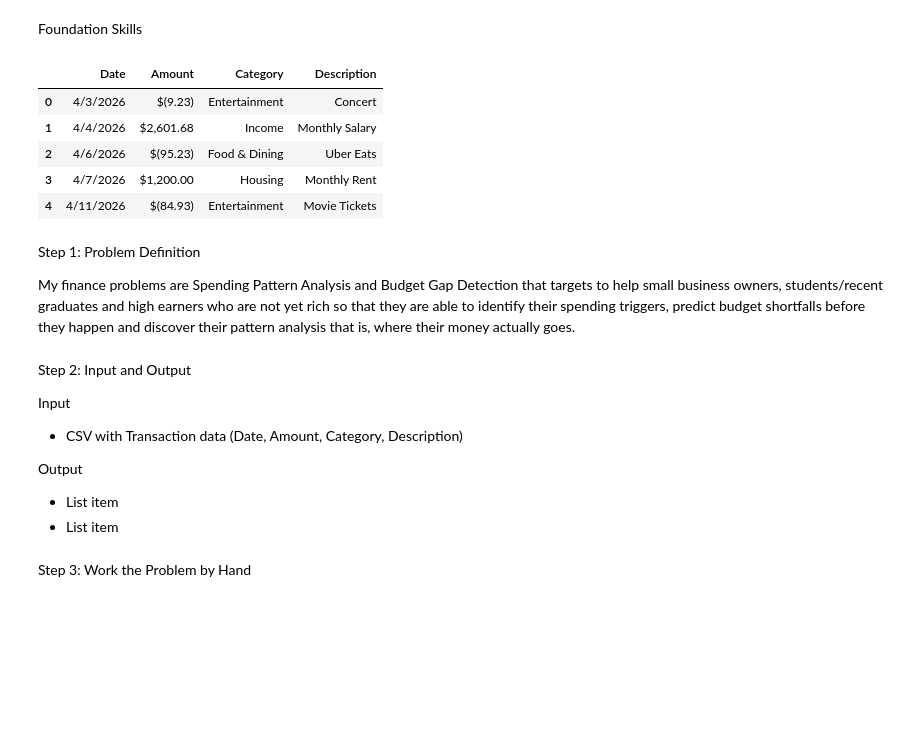
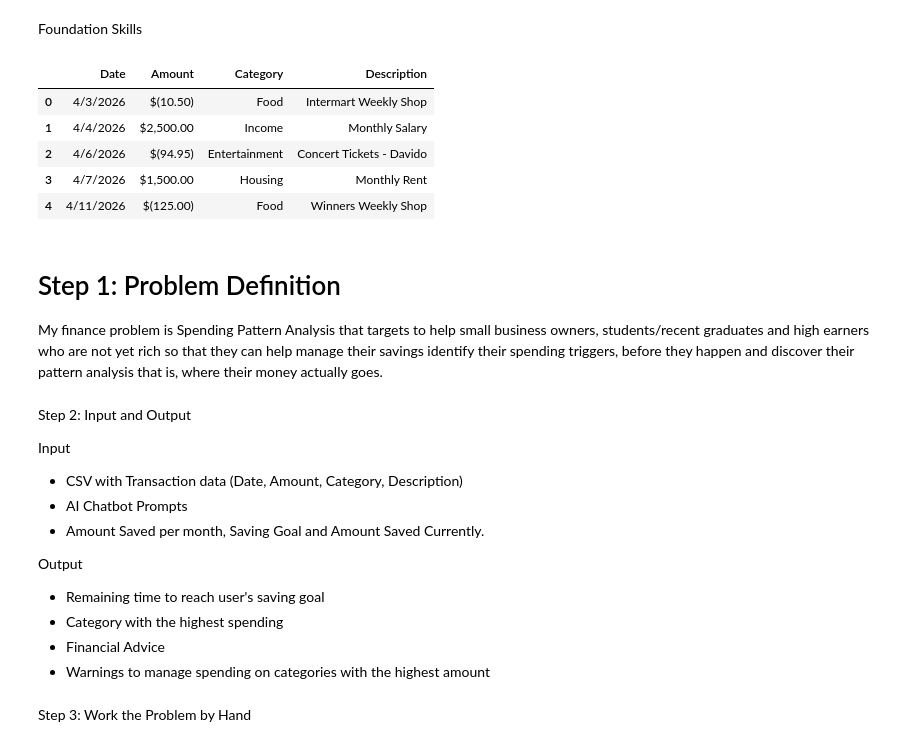
Before and after one commit to NancyEugene/smart-finance-assistant, a Jupyter notebook: smart_finance_assistant[NancyEugene].ipynb, the cells around one changed output. Cells and saved outputs as stored; diff of their text form; code cells hidden in the pictures; blank space fills up the shorter version.

```diff
--- a/smart_finance_assistant[NancyEugene].ipynb
+++ b/smart_finance_assistant[NancyEugene].ipynb
@@ -81,33 +103,39 @@ Response: ❌ Error: Connection error.
 Foundation Skills
 # %%
 import pandas as pd
-df = pd.read_csv('/content/finance_assistant_sample_data.csv')
+df = pd.read_csv('/content/Smart-Finance Assistant TransactionData.csv')
 df.head()
 # %% [output]
 |  | Date | Amount | Category | Description |
-| 0 | 4/3/2026 | $(9.23) | Entertainment | Concert |
-| 1 | 4/4/2026 | $2,601.68 | Income | Monthly Salary |
-| 2 | 4/6/2026 | $(95.23) | Food & Dining | Uber Eats |
-| 3 | 4/7/2026 | $1,200.00 | Housing | Monthly Rent |
-| 4 | 4/11/2026 | $(84.93) | Entertainment | Movie Tickets |
+| 0 | 4/3/2026 | $(10.50) | Food | Intermart Weekly Shop |
+| 1 | 4/4/2026 | $2,500.00 | Income | Monthly Salary |
+| 2 | 4/6/2026 | $(94.95) | Entertainment | Concert Tickets - Davido |
+| 3 | 4/7/2026 | $1,500.00 | Housing | Monthly Rent |
+| 4 | 4/11/2026 | $(125.00) | Food | Winners Weekly Shop |
 # %% [markdown]
-Step 1: Problem Definition
+# Step 1: Problem Definition
 
-My finance problems are Spending Pattern Analysis and Budget Gap Detection that targets to help small business owners, students/recent graduates and high earners who are not yet rich so that they are able to identify their spending triggers, predict budget shortfalls before they happen and discover their pattern analysis that is, where their money actually goes.
+My finance problem is Spending Pattern Analysis that targets to help small business owners, students/recent graduates and high earners who are not yet rich so that they can help manage their savings identify their spending triggers,  before they happen and discover their pattern analysis that is, where their money actually goes.
-# %% [markdown]
-Step 2: Input and Output
-
-Input
-
-
-*   CSV with Transaction data (Date, Amount, Category, Description)
-
-
-Output
-
-
-*   List item
-*   List item
+# %% [markdown]
+Step 2: Input and Output
+
+Input
+
+
+*   CSV with Transaction data (Date, Amount, Category, Description)
+*   AI Chatbot Prompts
+*   Amount Saved per month, Saving Goal and Amount Saved Currently.
+
+
+
+
+Output
+
+
+*   Remaining time to reach user's saving goal
+*   Category with the highest spending
+*   Financial Advice
+*   Warnings to manage spending on categories with the highest amount
 # %% [markdown]
 Step 3: Work the Problem by Hand
 # %% [markdown]
```
Also changed, not shown: parts of 33 cells of this notebook.
